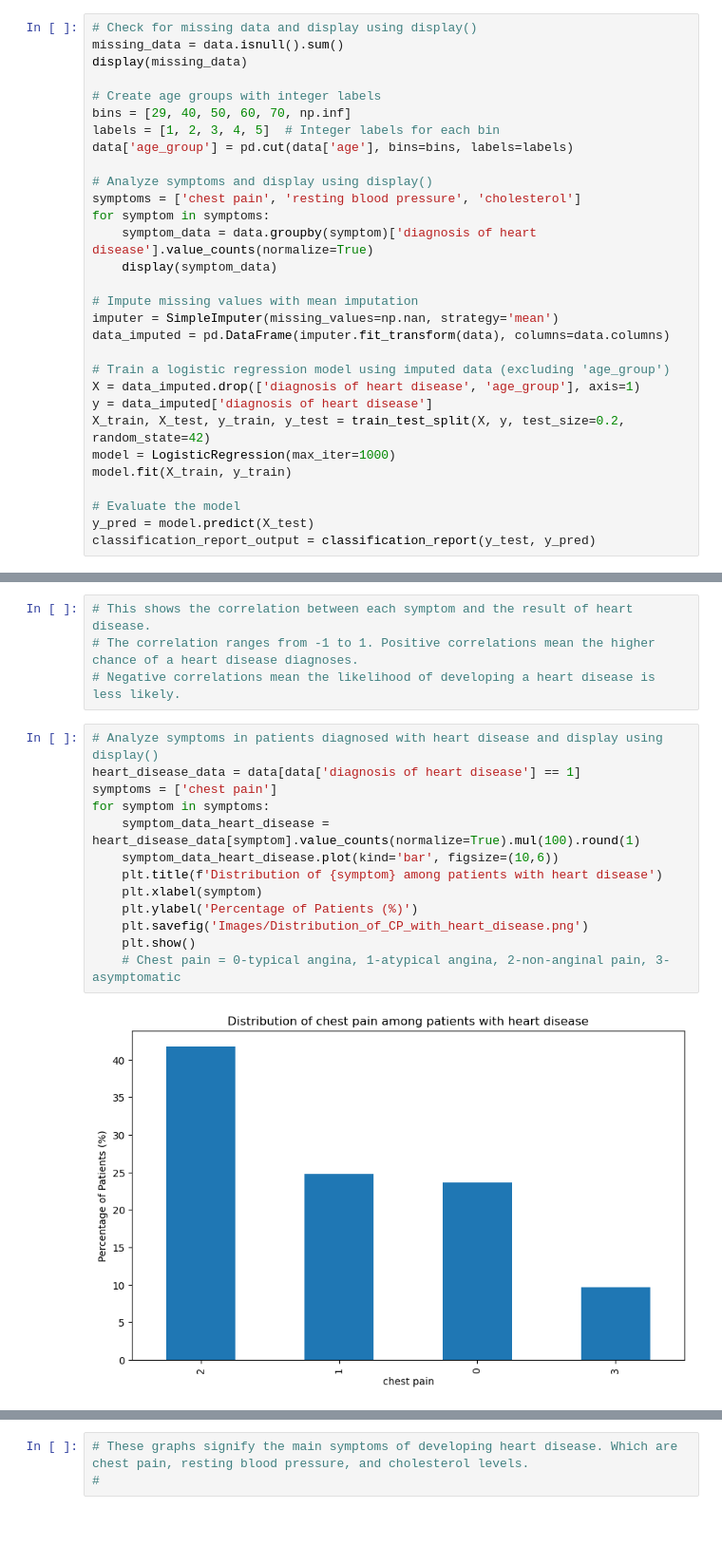
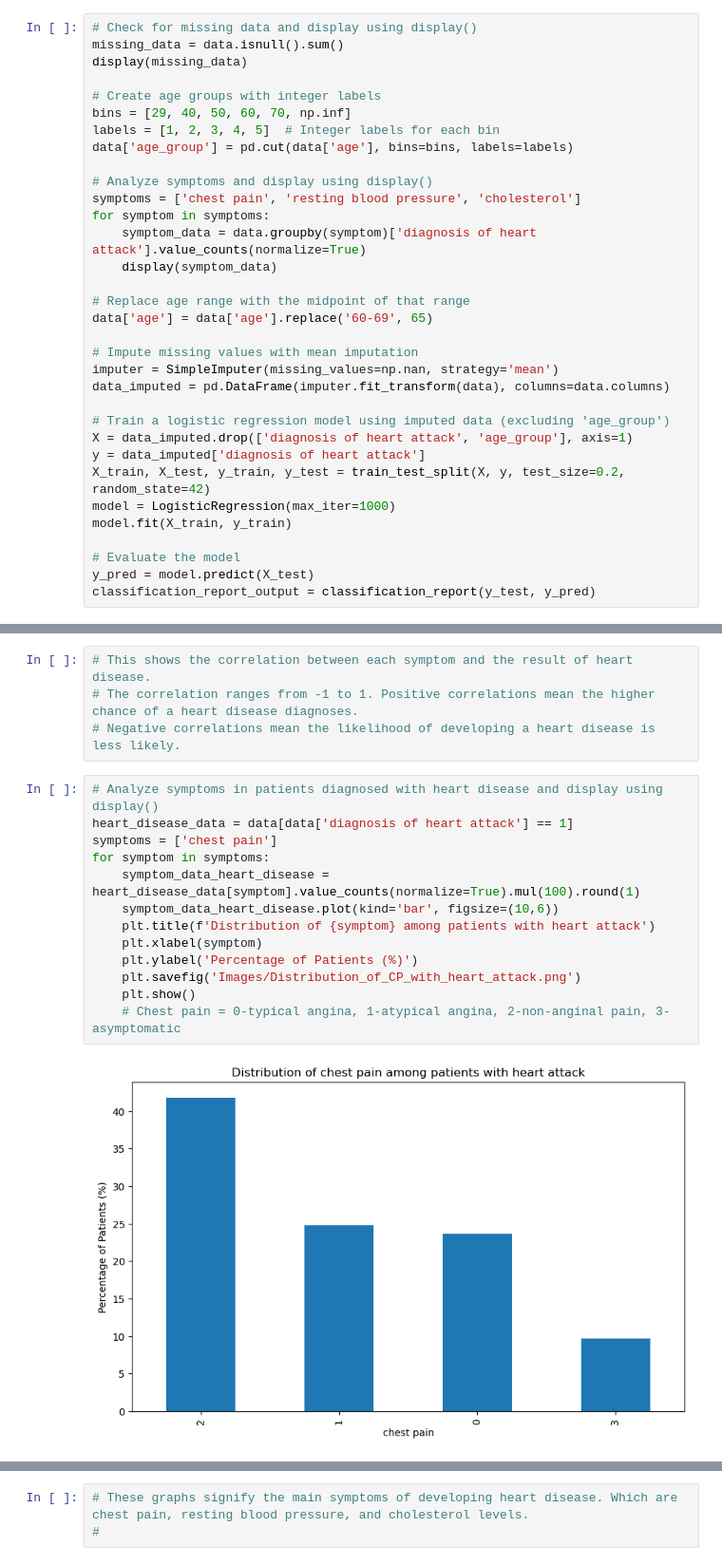
Before and after one commit to RyanHdz/group-project8, a Jupyter notebook: Heart Disease Project.ipynb, the cells around one changed output, grey strips where cells are left out. Shown: that part at 95% size. Saved outputs shown, nothing was run; the diff lists cells and outputs as text; blank space fills up the shorter version.

```diff
--- a/Heart Disease Project.ipynb
+++ b/Heart Disease Project.ipynb
@@ -86,16 +77,19 @@ data['age_group'] = pd.cut(data['age'], bins=bins, labels=labels)
 # Analyze symptoms and display using display()
 symptoms = ['chest pain', 'resting blood pressure', 'cholesterol']
 for symptom in symptoms:
-    symptom_data = data.groupby(symptom)['diagnosis of heart disease'].value_counts(normalize=True)
+    symptom_data = data.groupby(symptom)['diagnosis of heart attack'].value_counts(normalize=True)
     display(symptom_data)
+
+# Replace age range with the midpoint of that range
+data['age'] = data['age'].replace('60-69', 65)
 
 # Impute missing values with mean imputation
 imputer = SimpleImputer(missing_values=np.nan, strategy='mean')
 data_imputed = pd.DataFrame(imputer.fit_transform(data), columns=data.columns)
 
 # Train a logistic regression model using imputed data (excluding 'age_group')
-X = data_imputed.drop(['diagnosis of heart disease', 'age_group'], axis=1)
-y = data_imputed['diagnosis of heart disease']
+X = data_imputed.drop(['diagnosis of heart attack', 'age_group'], axis=1)
+y = data_imputed['diagnosis of heart attack']
 X_train, X_test, y_train, y_test = train_test_split(X, y, test_size=0.2, random_state=42)
 model = LogisticRegression(max_iter=1000)
 model.fit(X_train, y_train)
@@ -183,16 +176,16 @@ Name: diagnosis of heart disease, dtype: float64
 # Negative correlations mean the likelihood of developing a heart disease is less likely.
 # %%
 # Analyze symptoms in patients diagnosed with heart disease and display using display()
-heart_disease_data = data[data['diagnosis of heart disease'] == 1]
+heart_disease_data = data[data['diagnosis of heart attack'] == 1]
 symptoms = ['chest pain']
 for symptom in symptoms:
     symptom_data_heart_disease = heart_disease_data[symptom].value_counts(normalize=True).mul(100).round(1)
     symptom_data_heart_disease.plot(kind='bar', figsize=(10,6))
-    plt.title(f'Distribution of {symptom} among patients with heart disease')
+    plt.title(f'Distribution of {symptom} among patients with heart attack')
     plt.xlabel(symptom)
     plt.ylabel('Percentage of Patients (%)')
-    plt.savefig('Images/Distribution_of_CP_with_heart_disease.png')
+    plt.savefig('Images/Distribution_of_CP_with_heart_attack.png')
     plt.show()
     # Chest pain = 0-typical angina, 1-atypical angina, 2-non-anginal pain, 3-asymptomatic
 # %% [output]
-[figure, old version]
+[figure, new version]
```
Also changed, not shown: parts of 12 cells of this notebook, 10 other files.
